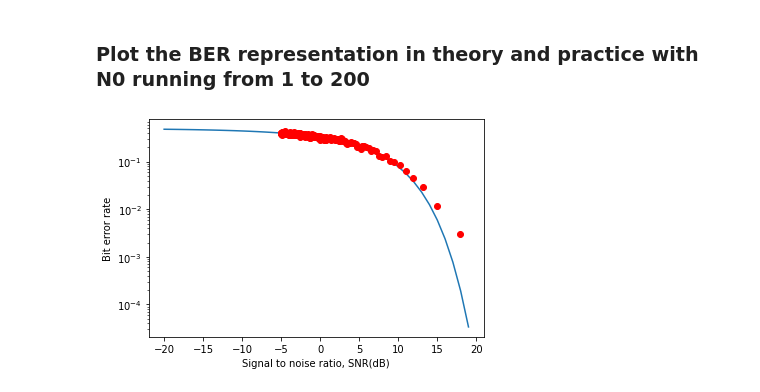
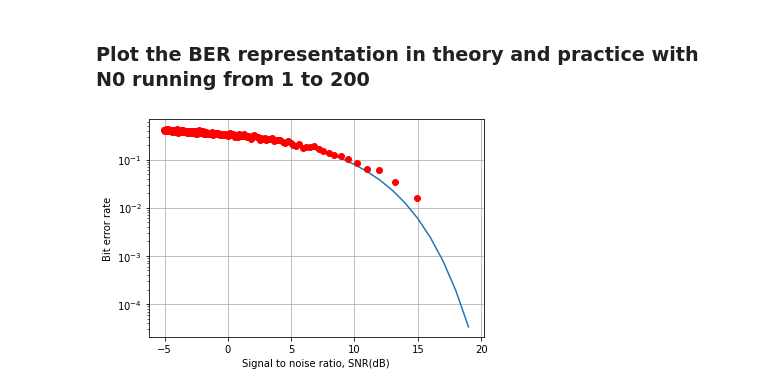
Before and after one commit to kimtuyen162/Mini-Project-CE, a Jupyter notebook: 2-ASK.ipynb, the cells around one changed output. Drawn from its saved outputs; the diff is of its cells as text; code cells hidden in the pictures.

```diff
--- a/2-ASK.ipynb
+++ b/2-ASK.ipynb
@@ -247,14 +247,15 @@ def ber_thucte(N0):
     return error_probability
 # %%
 from scipy.special import erfc
-snr = np.arange(-20,20,1)
+snr = np.arange(-5,20,1)
 ber = 1/2 * erfc(np.sqrt((10**(snr/10))/10))
 plt.semilogy(snr,ber)
 for N0 in range(1,200,1):
-    snr_thucte = 10* math.log10(250/(4*N0))
+    snr_thucte = 10* math.log10(500*T/(4*N0))
     plt.plot(snr_thucte,ber_thucte(N0),'ro')
+plt.grid()
 plt.xlabel("Signal to noise ratio, SNR(dB)")
 plt.ylabel("Bit error rate")
 plt.show()
 # %% [output]
-[figure, old version]
+[figure, new version]
```
Also changed, not shown: parts of 8 cells of this notebook.
